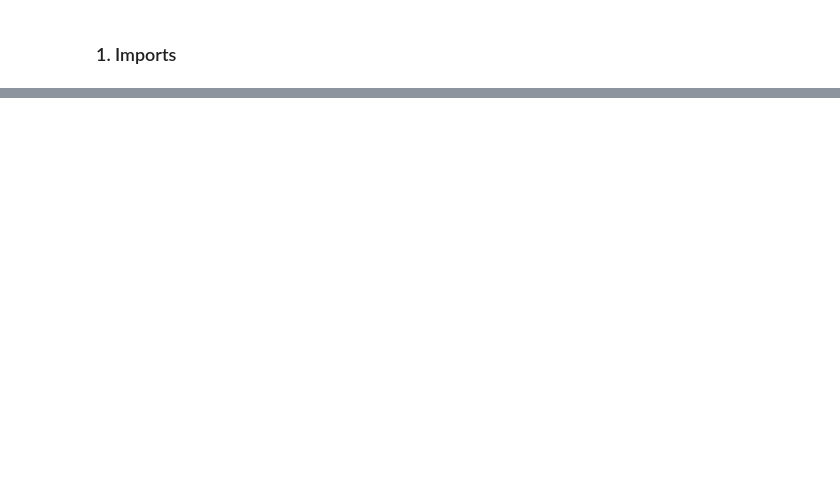
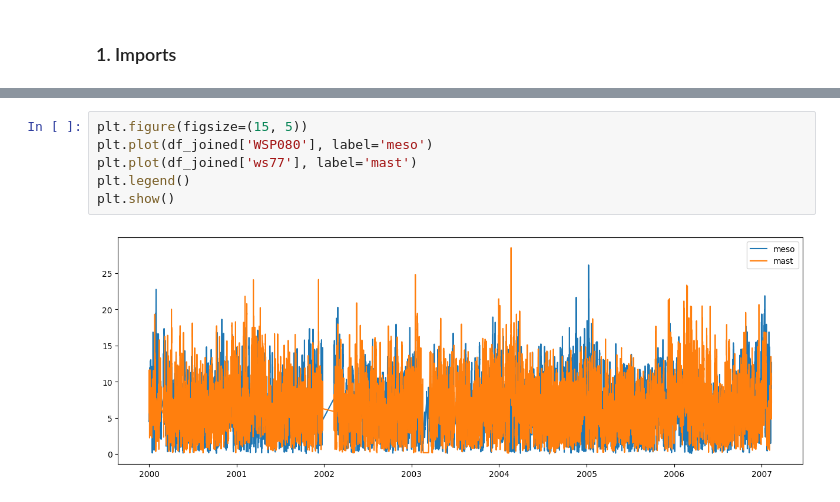
Before and after one commit to dragoselul/MAL1, a Jupyter notebook: Assignment-3/3. Vestas - Predicting Wind Speed.ipynb, the cells around one changed output, grey strips where cells are left out. Saved outputs shown, nothing was run; the diff lists cells and outputs as text; blank space fills up the shorter version.

```diff
--- a/Assignment-3/3. Vestas - Predicting Wind Speed.ipynb
+++ b/Assignment-3/3. Vestas - Predicting Wind Speed.ipynb
@@ -152,0 +237,8 @@ df_mast
+# %%
+plt.figure(figsize=(15, 5))
+plt.plot(df_joined['WSP080'], label='meso')
+plt.plot(df_joined['ws77'], label='mast')
+plt.legend()
+plt.show()
+# %% [output]
+[figure, added]
```
Also changed, not shown: parts of 17 cells of this notebook.
